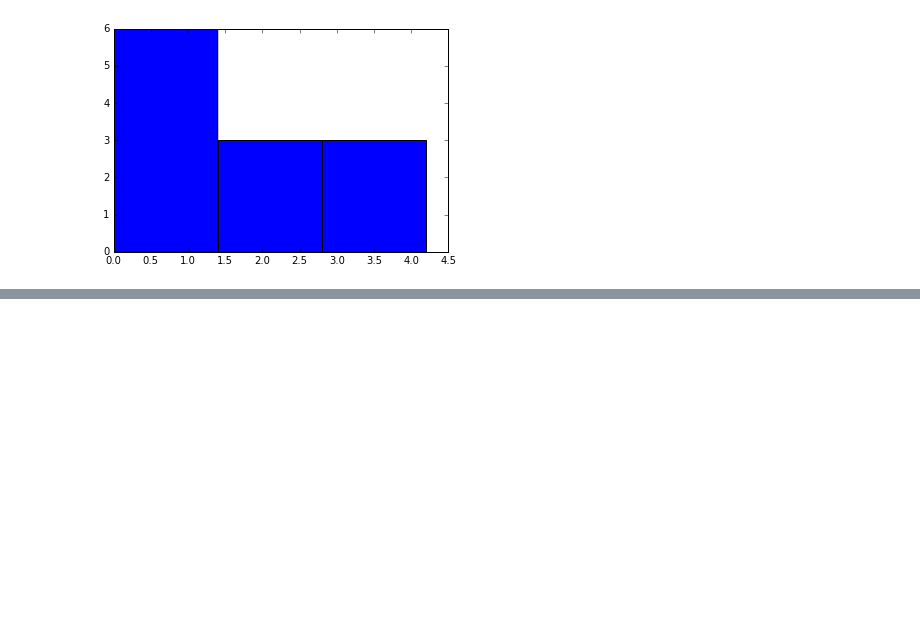
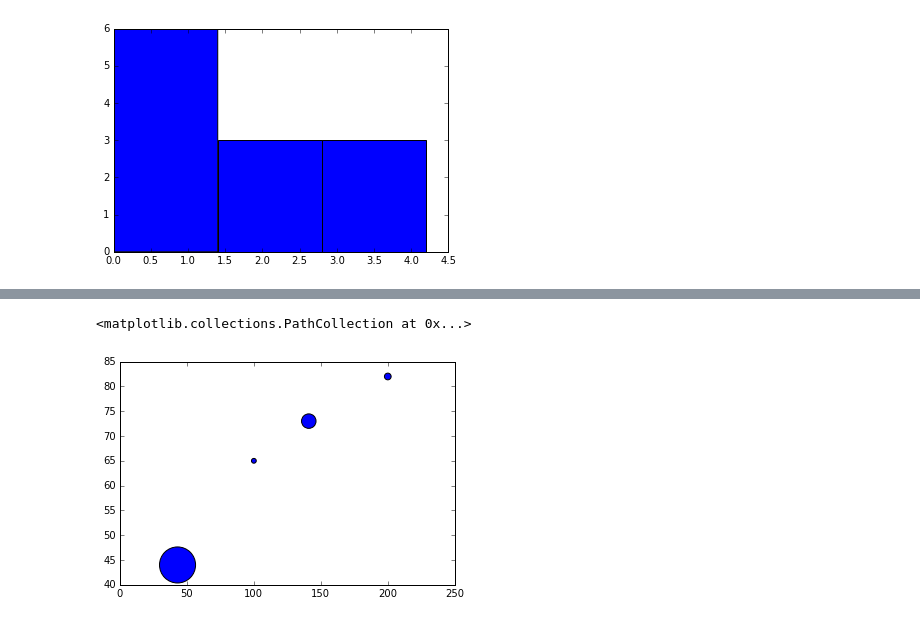
Before and after one commit to CodyHigdem/python_finance_101, a Jupyter notebook: 3_matplotlib.ipynb, the cells around one changed output, grey strips where cells are left out. Drawn from its saved outputs; the diff is of its cells as text; code cells hidden in the pictures; blank space fills up the shorter version.

Commit message:
some updates to matplotlib notebook

```diff
--- a/3_matplotlib.ipynb
+++ b/3_matplotlib.ipynb
@@ -50,0 +57,5 @@ plt.plot(year, pop)
+# %%
+plt.scatter(gdp_cap, life_exp, s=population)
+# %% [output]
+<matplotlib.collections.PathCollection at 0x...>
+[figure, added]
```
Also changed, not shown: parts of 6 cells of this notebook.
